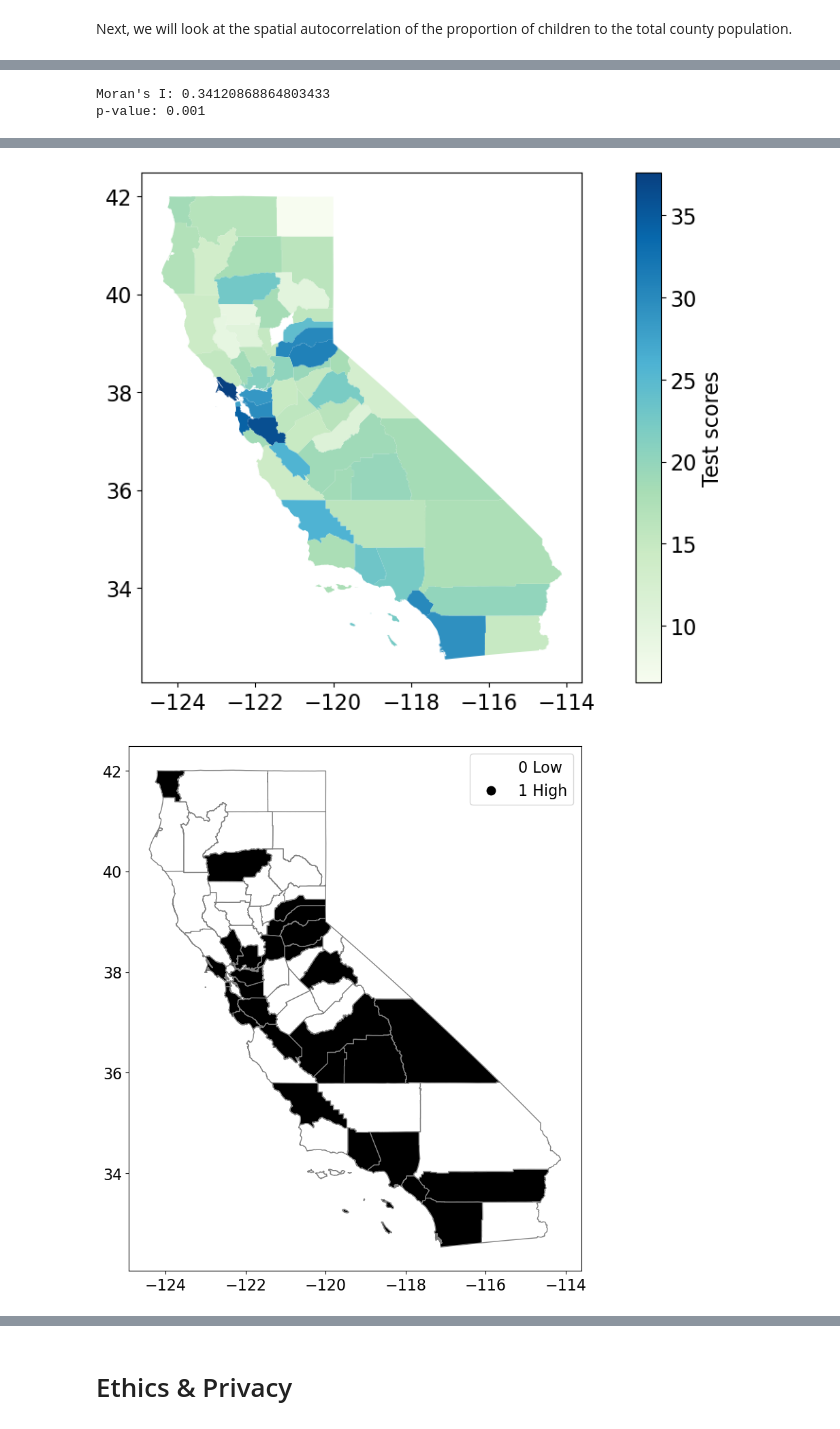
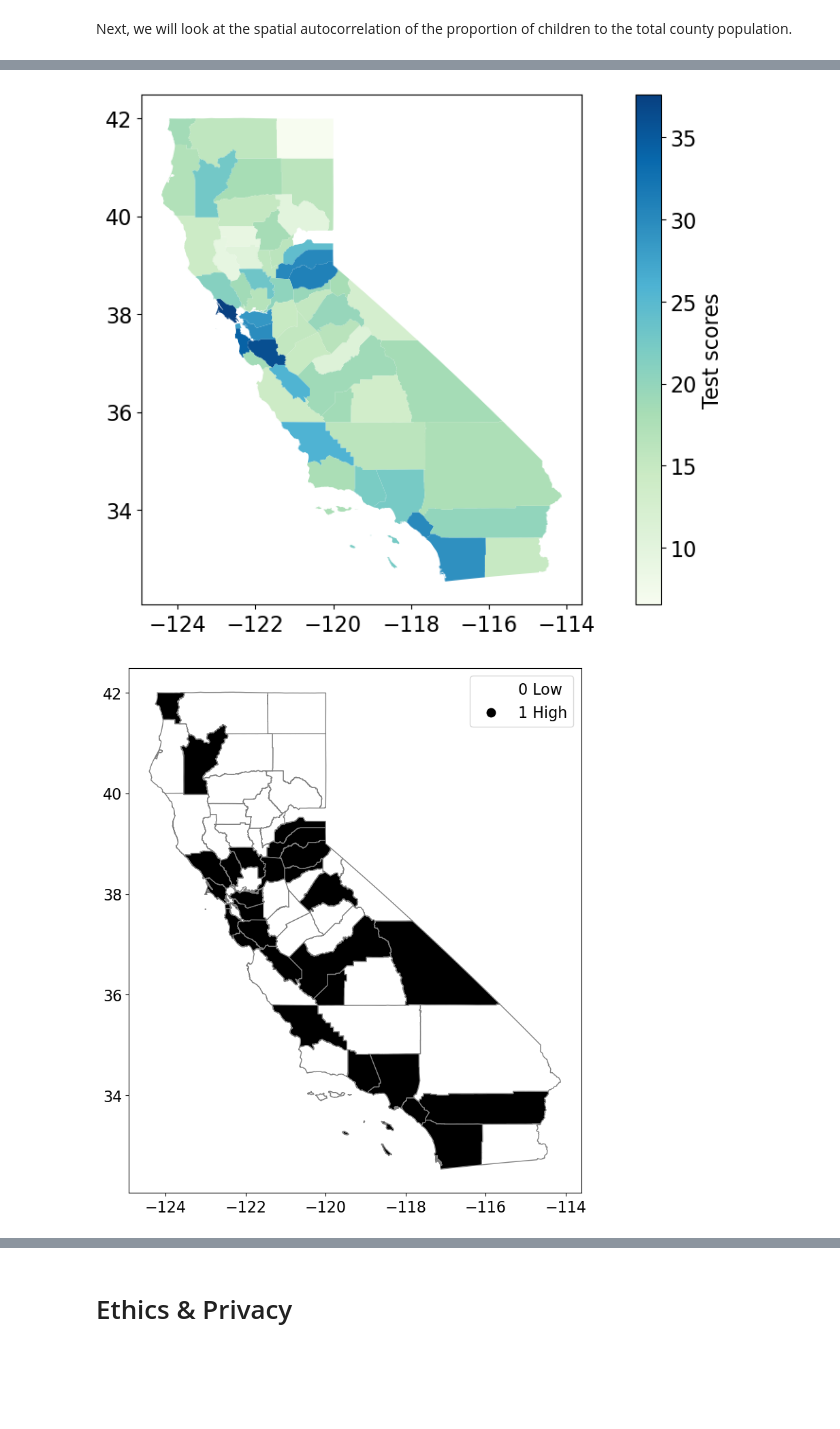
Before and after one commit to KaitlynChou/COGS-108-Project, a Jupyter notebook: EDACheckpoint_Group057_WI24.ipynb, the cells around one changed output, grey strips where cells are left out. Saved outputs shown, nothing was run; the diff lists cells and outputs as text; code cells hidden in the pictures; blank space fills up the shorter version.

```diff
--- a/EDACheckpoint_Group057_WI24.ipynb
+++ b/EDACheckpoint_Group057_WI24.ipynb
@@ -773,18 +790,3 @@ The Moran's I value indicates a tendency towards clustering with a positive numb
 Next, we will map the CAASPP result data that we analyzed with the scatterplots in the Exploration of CAASPP Reading Score Data.
 # %% [markdown]
 Next, we will look at the spatial autocorrelation of the proportion of children to the total county population.
-# %%
-#adding population proportion to FIPS dataframe
-population_2017 = pop_prop[pop_prop['YEAR'] == 2017].reset_index(drop=True)
-FIPS_data.insert(6, 'Child Proportion', population_2017['Child_Prop'])
-
-#adding percent of grade 4 who exceeded ELA in 2017
-caaspp_17Exceed = caaspp[(caaspp['Test Year']==2017) & (caaspp['Grade']==4)]['Percent Exceeded ELA'].reset_index(drop=True)
-FIPS_data.insert(6, 'Exceeded, Grade 4, 2017', caaspp_17Exceed)
-
-#adding lib childrens book circulation for 2017
-libcirc_2017 = libraries_per[libraries_per['Year']==2017]['Circ. Childrens Materials Per 1k Children'].reset_index(drop=True)
-FIPS_data.insert(6, 'Circ. Child Materials, 2017', libcirc_2017)
-
-FIPS_data.head()
-#caaspp_17Exceed
@@ -842,32 +821,26 @@ p-value: 0.157
 # %%
-FIPS_data_temp = FIPS_data.dropna(subset=['Exceeded, Grade 4, 2017'])
-
-sns.distplot(FIPS_data_temp['Exceeded, Grade 4, 2017'])
+sns.distplot(FIPS_data['Exceeded, Grade 4, 2017'])
 
 fig, ax = plt.subplots(1, 1, figsize=(10, 7))
 divider = make_axes_locatable(ax)
 FIPS_data.plot(column='Exceeded, Grade 4, 2017', ax=ax, cmap='GnBu', legend=True,
                legend_kwds={"label": "Test scores", "orientation": "vertical"});
-#correlation graph
-y = FIPS_data_temp['Exceeded, Grade 4, 2017']
+#dichotomize data and visualize
+y = FIPS_data['Exceeded, Grade 4, 2017']
 yb = y > y.median()
 labels = ["0 Low", "1 High"]
 yb = [labels[i] for i in 1*yb]
-FIPS_data_temp['yb'] = yb
+FIPS_data['yb'] = yb
 
-#SPATIAL AUTOCORRELATION GRAPH(non-filtered)
 fig = plt.figure(figsize=(12,10))
 ax = plt.gca()
-FIPS_data_temp.plot(column='yb', cmap='binary',
+FIPS_data.plot(column='yb', cmap='binary',
         edgecolor='grey', legend=True, ax=ax);
 
-#correlation
-w_knn = weights.KNN.from_dataframe(FIPS_data_temp, k=5)
+#calculate correlation
+w_knn = weights.KNN.from_dataframe(FIPS_data, k=5)
 # Check for spatial autocorrelation using Moran's I
-moran = Moran(FIPS_data_temp['Exceeded, Grade 4, 2017'], w_knn)
+moran = Moran(FIPS_data['Exceeded, Grade 4, 2017'], w_knn)
 print("Moran's I:", moran.I) #Unsure why the value is nan
 print("p-value:", moran.p_sim)
-
-#caaspp[(caaspp['Test Year']==2017) & (caaspp['Grade']==4)]['Percent Exceeded ELA']
-FIPS_data_temp.head()
 # %% [output]
@@ -879,2 +848,0 @@ See the caveats in the documentation: https://pandas.pydata.org/pandas-docs/stab
-Moran's I: 0.34120868864803433
-p-value: 0.001
@@ -887,4 +849,4 @@ p-value: 0.001
 [figure]
-[figure, old version]
+[figure, new version]
-[figure, old version]
+[figure, new version]
 # %%
```
Also changed, not shown: parts of 18 cells of this notebook, 1 other file.
